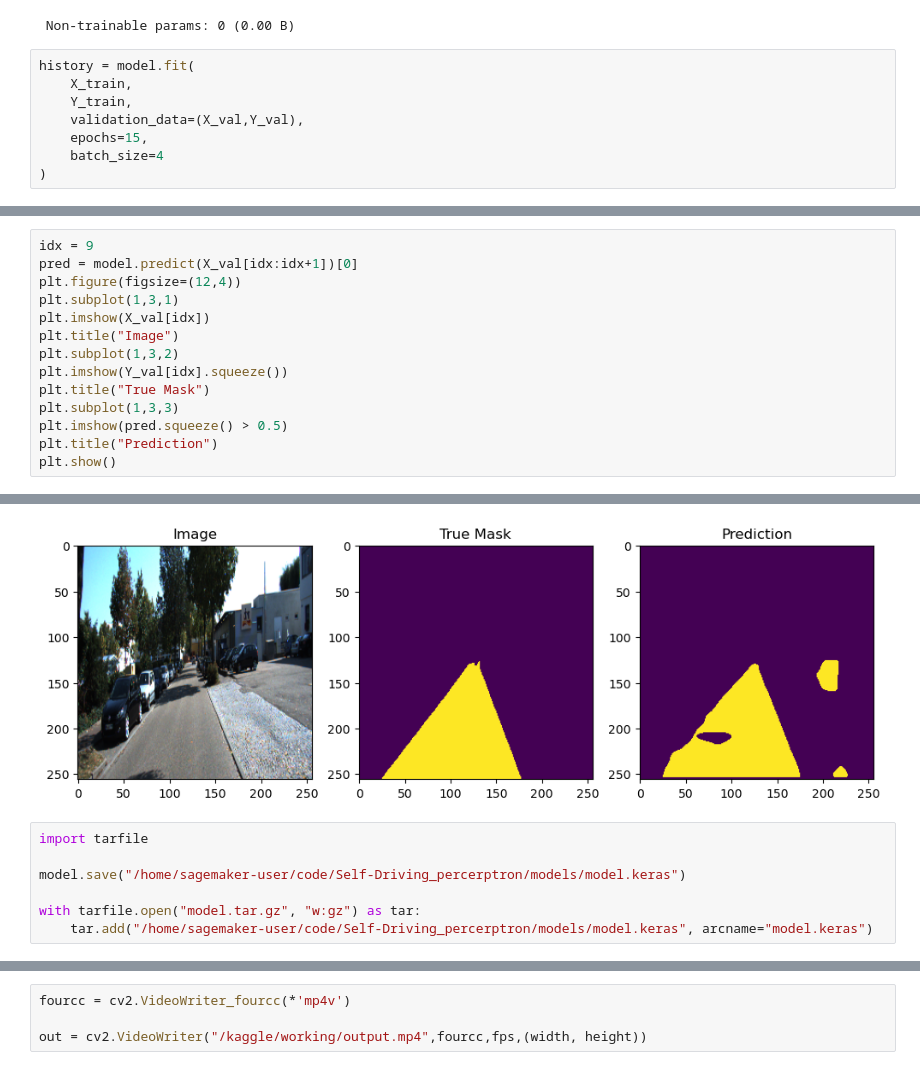
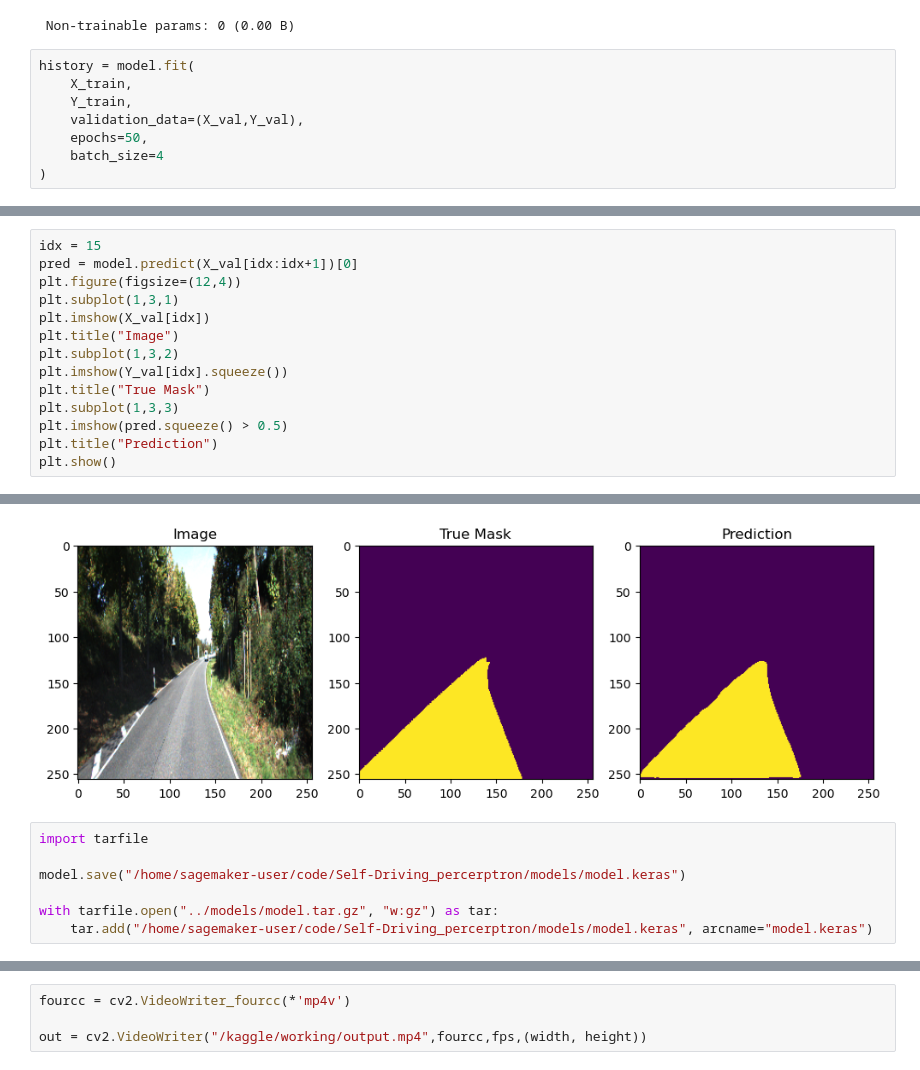
Before and after one commit to nasim-raj-laskar/Sagemaker-Lane-Segmentation, a Jupyter notebook: notebook/lane-seg-main.ipynb, the cells around one changed output, grey strips where cells are left out. Cells and saved outputs as stored; diff of their text form.

```diff
--- a/notebook/lane-seg-main.ipynb
+++ b/notebook/lane-seg-main.ipynb
@@ -255,7 +255,7 @@ history = model.fit(
     X_train,
     Y_train,
     validation_data=(X_val,Y_val),
-    epochs=15,
+    epochs=50,
     batch_size=4
 )
 # %% [output]
@@ -365,5 +365,5 @@ plt.show()
 # %%
-idx = 9
+idx = 15
 pred = model.predict(X_val[idx:idx+1])[0]
 plt.figure(figsize=(12,4))
 plt.subplot(1,3,1)
@@ -387,8 +381,8 @@ E0000 00:00:1777045134.116492     937 gpu_timer.cc:82] Delay kernel timed out: m
-[figure, old version]
+[figure, new version]
 # %%
 import tarfile
 
 model.save("/home/sagemaker-user/code/Self-Driving_percerptron/models/model.keras")
 
-with tarfile.open("model.tar.gz", "w:gz") as tar:
+with tarfile.open("../models/model.tar.gz", "w:gz") as tar:
     tar.add("/home/sagemaker-user/code/Self-Driving_percerptron/models/model.keras", arcname="model.keras")
```
Also changed, not shown: parts of 10 cells of this notebook.
